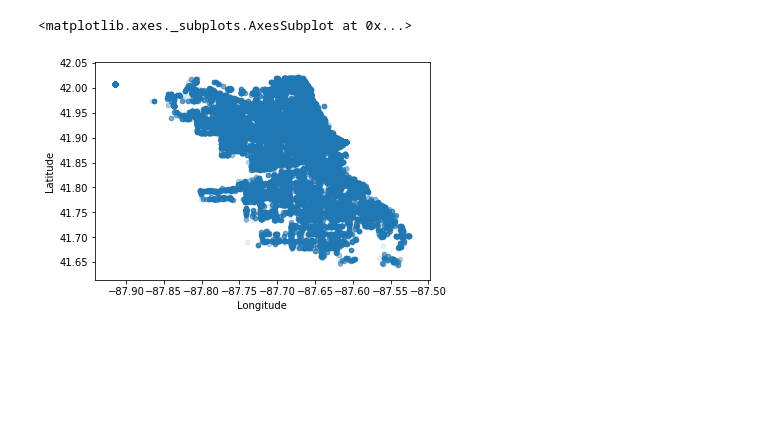
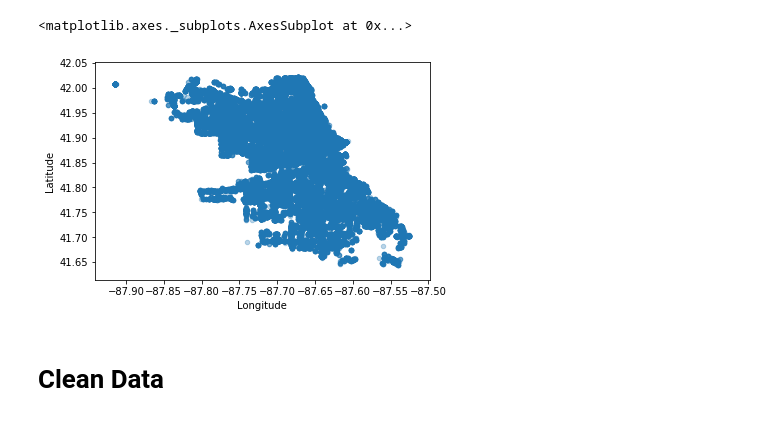
Before and after one commit to fjcamillo/Hands-On-Machine-Learning-with-Scikit-Learn-and-Tensorflow-Notes, a Jupyter notebook: Chapter 2 - Exercise.ipynb, the cells around one changed output. Saved outputs shown, nothing was run; the diff lists cells and outputs as text; code cells hidden in the pictures; blank space fills up the shorter version.

```diff
--- a/Chapter 2 - Exercise.ipynb
+++ b/Chapter 2 - Exercise.ipynb
@@ -32,7 +32,9 @@ Location           153266 non-null object
 dtypes: float64(4), int64(1), object(12)
 memory usage: 19.9+ MB
 # %%
-data.plot.scatter(x = 'Longitude', y='Latitude', alpha=0.1)
+data.plot.scatter(x = 'Longitude', y='Latitude', alpha=0.3)
 # %% [output]
 <matplotlib.axes._subplots.AxesSubplot at 0x...>
-[figure, old version]
+[figure, new version]
+# %% [markdown]
+# Clean Data
```
Also changed, not shown: parts of 3 cells of this notebook.
